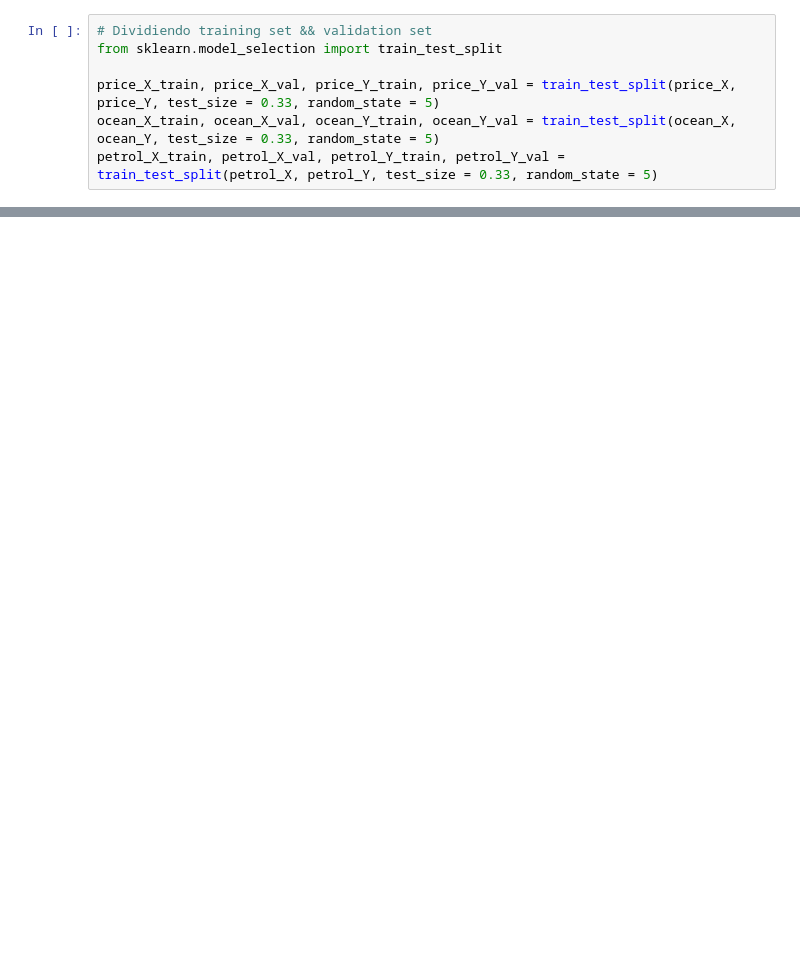
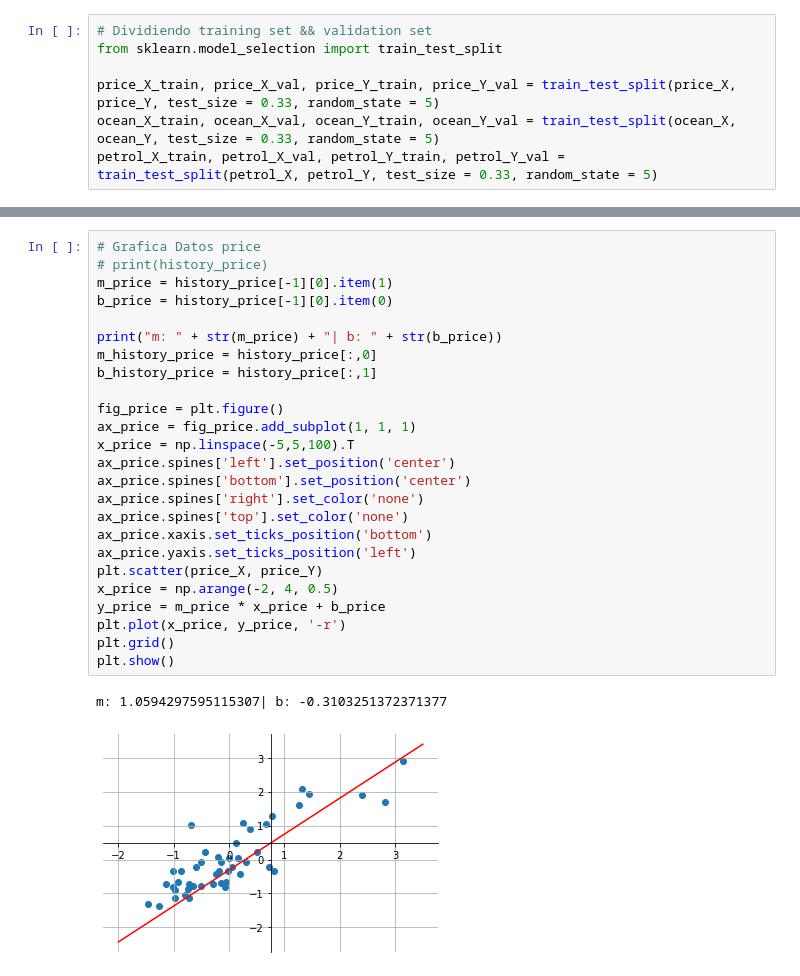
Before and after one commit to dantecarlo/Linear-Regression-with-Gradient-Descent, a Jupyter notebook: Regresión_Lineal_Gradiente_Descendiente.ipynb, the cells around one changed output, grey strips where cells are left out. Saved outputs shown, nothing was run; the diff lists cells and outputs as text; blank space fills up the shorter version.

```diff
--- a/Regresión_Lineal_Gradiente_Descendiente.ipynb
+++ b/Regresión_Lineal_Gradiente_Descendiente.ipynb
@@ -190,0 +182,28 @@ Consumo de Petroleo
+# %%
+# Grafica Datos price
+# print(history_price)
+m_price = history_price[-1][0].item(1)
+b_price = history_price[-1][0].item(0)
+
+print("m: " + str(m_price) + "| b: " + str(b_price))
+m_history_price = history_price[:,0]
+b_history_price = history_price[:,1]
+
+fig_price = plt.figure()
+ax_price = fig_price.add_subplot(1, 1, 1)
+x_price = np.linspace(-5,5,100).T
+ax_price.spines['left'].set_position('center')
+ax_price.spines['bottom'].set_position('center')
+ax_price.spines['right'].set_color('none')
+ax_price.spines['top'].set_color('none')
+ax_price.xaxis.set_ticks_position('bottom')
+ax_price.yaxis.set_ticks_position('left')
+plt.scatter(price_X, price_Y)
+x_price = np.arange(-2, 4, 0.5)
+y_price = m_price * x_price + b_price
+plt.plot(x_price, y_price, '-r')
+plt.grid()
+plt.show()
+# %% [output]
+m: 1.0594297595115307| b: -0.3103251372371377
+[figure, added]
```
Also changed, not shown: parts of 19 cells of this notebook.
